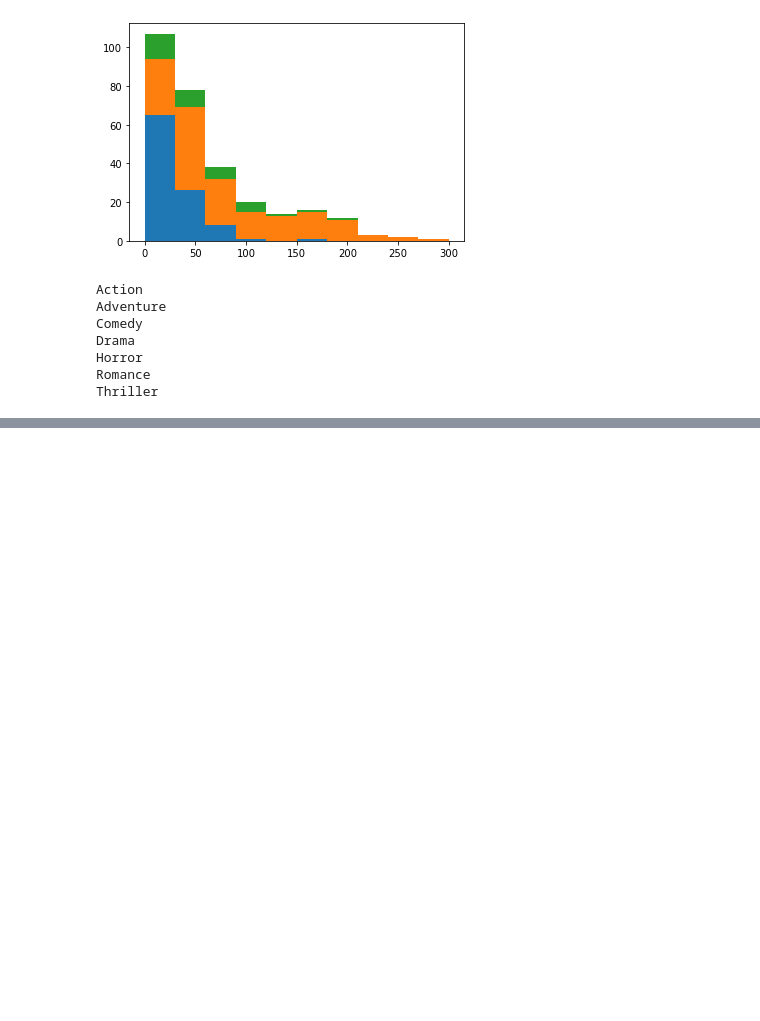
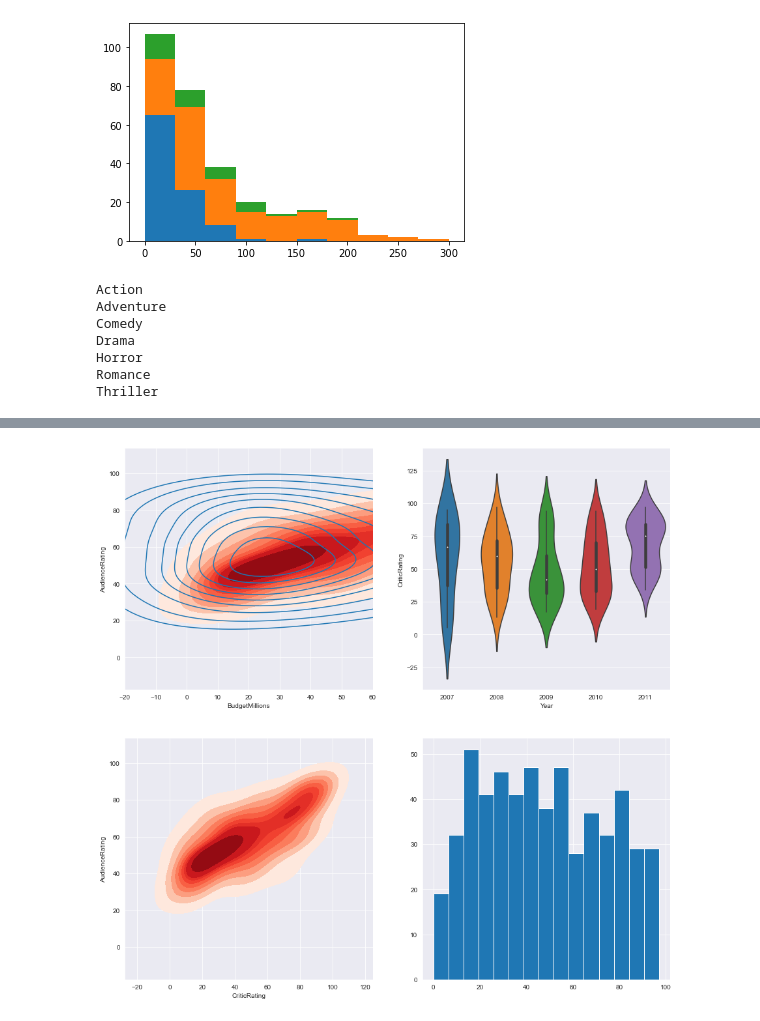
Before and after one commit to Abdullah-ICT-14/Python, a Jupyter notebook: Advanced Visualization/Advanced Visualization.ipynb, the cells around one changed output, grey strips where cells are left out. Saved outputs shown, nothing was run; the diff lists cells and outputs as text; code cells hidden in the pictures; blank space fills up the shorter version.

```diff
--- a/Advanced Visualization/Advanced Visualization.ipynb
+++ b/Advanced Visualization/Advanced Visualization.ipynb
@@ -339,0 +350,14 @@ f.add_legend
+# %%
+sns.set_style('darkgrid')
+f,axes=plt.subplots(2,2,figsize=(15,15))
+k2=sns.kdeplot(df.BudgetMillions,df.AudienceRating,ax=axes[0,0])
+k=sns.kdeplot(x=df.CriticRating,y=df.AudienceRating,shade=True,shade_lowest=False,cmap='Reds',ax=axes[0,0])
+#k3=sns.kdeplot(df.BudgetMillions,df.CriticRating,ax=axes[0,1])
+v2=sns.violinplot(data=df[df.Genre=='Drama'],x='Year',y='CriticRating',ax=axes[0,1])
+k=sns.kdeplot(x=df.CriticRating,y=df.AudienceRating,shade=True,shade_lowest=False,cmap='Reds',ax=axes[1,0])
+axes[1,1].h2=plt.hist(df.CriticRating,bins=15)
+k2.set(xlim=(-20,60))
+k3.set(xlim=(-20,60))
+plt.show()
+# %% [output]
+[figure, added]
```
Also changed, not shown: parts of 54 cells of this notebook.
